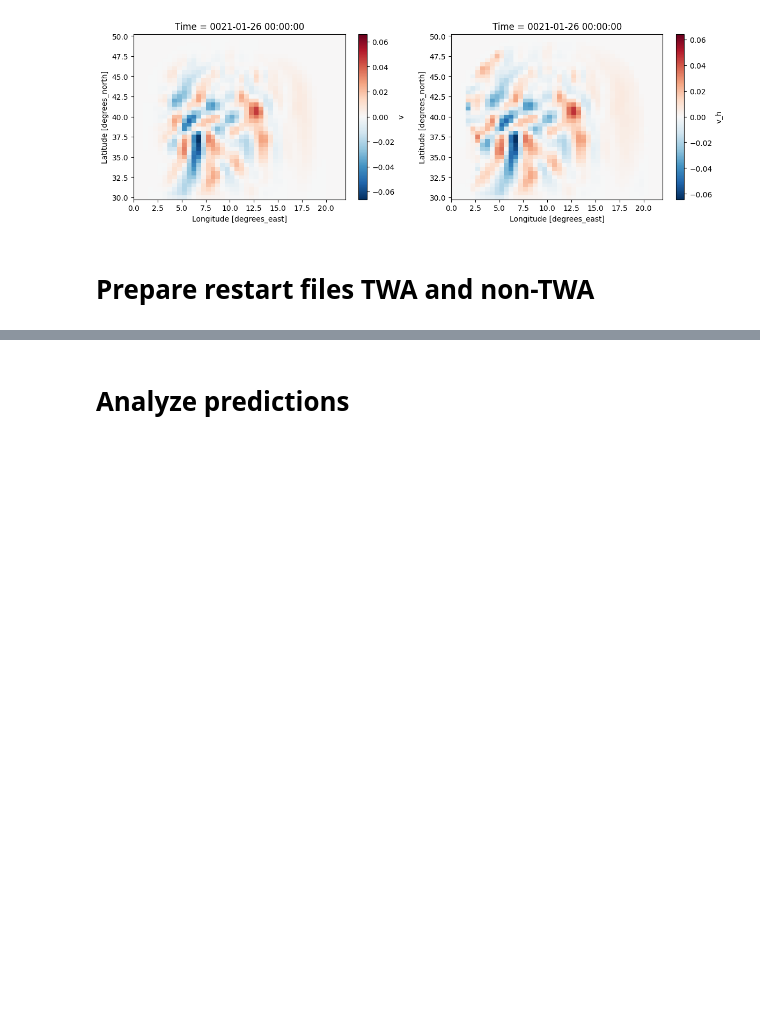
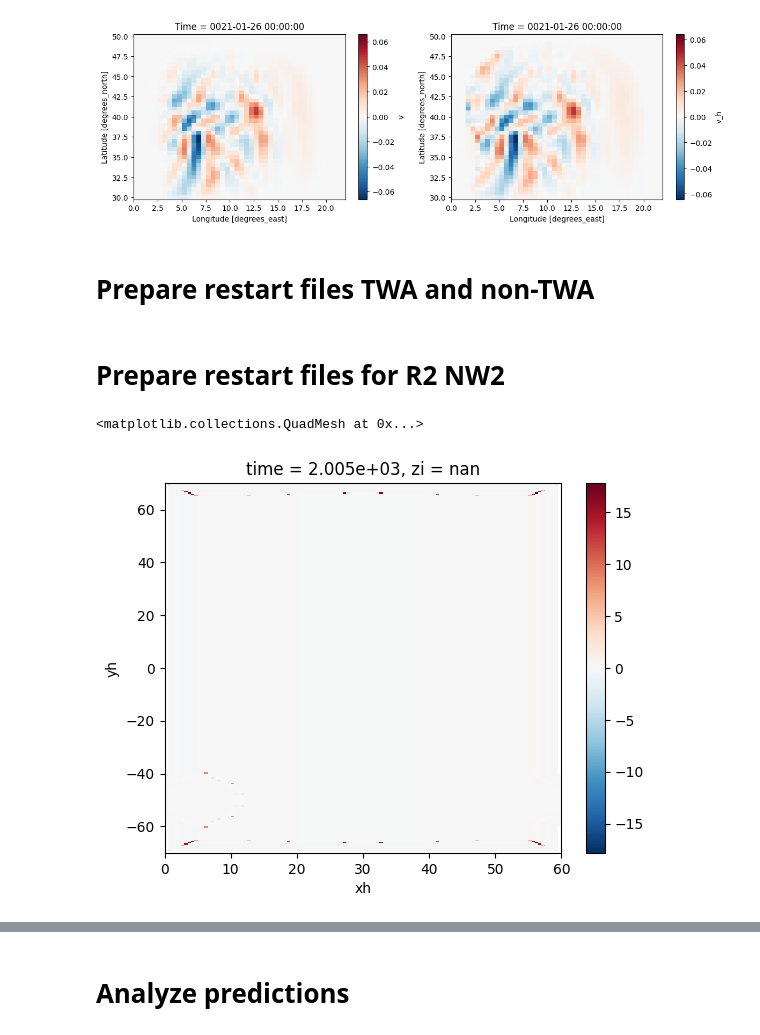
Before and after one commit to m2lines/calibration-MOM6, a Jupyter notebook: notebooks/RESTART_FILE.ipynb, the cells around one changed output, grey strips where cells are left out. Drawn from its saved outputs; the diff is of its cells as text; code cells hidden in the pictures; blank space fills up the shorter version.

```diff
--- a/notebooks/RESTART_FILE.ipynb
+++ b/notebooks/RESTART_FILE.ipynb
@@ -121,3 +121,18 @@ non_TWA = data[['u', 'v', 'h', 'sfc']]
 TWA = data[['u_h', 'v_h', 'h', 'sfc']].rename({'u_h': 'u', 'v_h': 'v'})
 non_TWA.transpose('Time',...).to_netcdf(f'/scratch/pp2681/mom6/Feb2022/filtered/R32_R2_FGR3/RESTART_non_TWA/MOM_{time_idx}.res.nc')
 TWA.transpose('Time',...).to_netcdf(f'/scratch/pp2681/mom6/Feb2022/filtered/R32_R2_FGR3/RESTART_TWA/MOM_{time_idx}.res.nc')
+# %% [markdown]
+# Prepare restart files for R2 NW2
+# %%
+dataset = xr.open_dataset('/scratch/pp2681/mom6/Neverworld2/simulations/R32/R2_FGR3/merged_dataset.nc').rename({'ef': 'e', 'uf': 'u', 'vf': 'v', 'hf':'h'}).astype('float64')
+# %%
+static = xr.open_dataset('/scratch/pp2681/mom6/Neverworld2/simulations/R2-long/bare/output/static.nc', decode_times=False)
+# %%
+e_btm = -static.depth_ocean.copy()
+# %%
+topography_correction = dataset.e.isel(zi=-1, time=0) - e_btm
+# %%
+topography_correction.plot()
+# %% [output]
+<matplotlib.collections.QuadMesh at 0x...>
+[figure, added]
```
Also changed, not shown: parts of 11 cells of this notebook, 4 other files.
